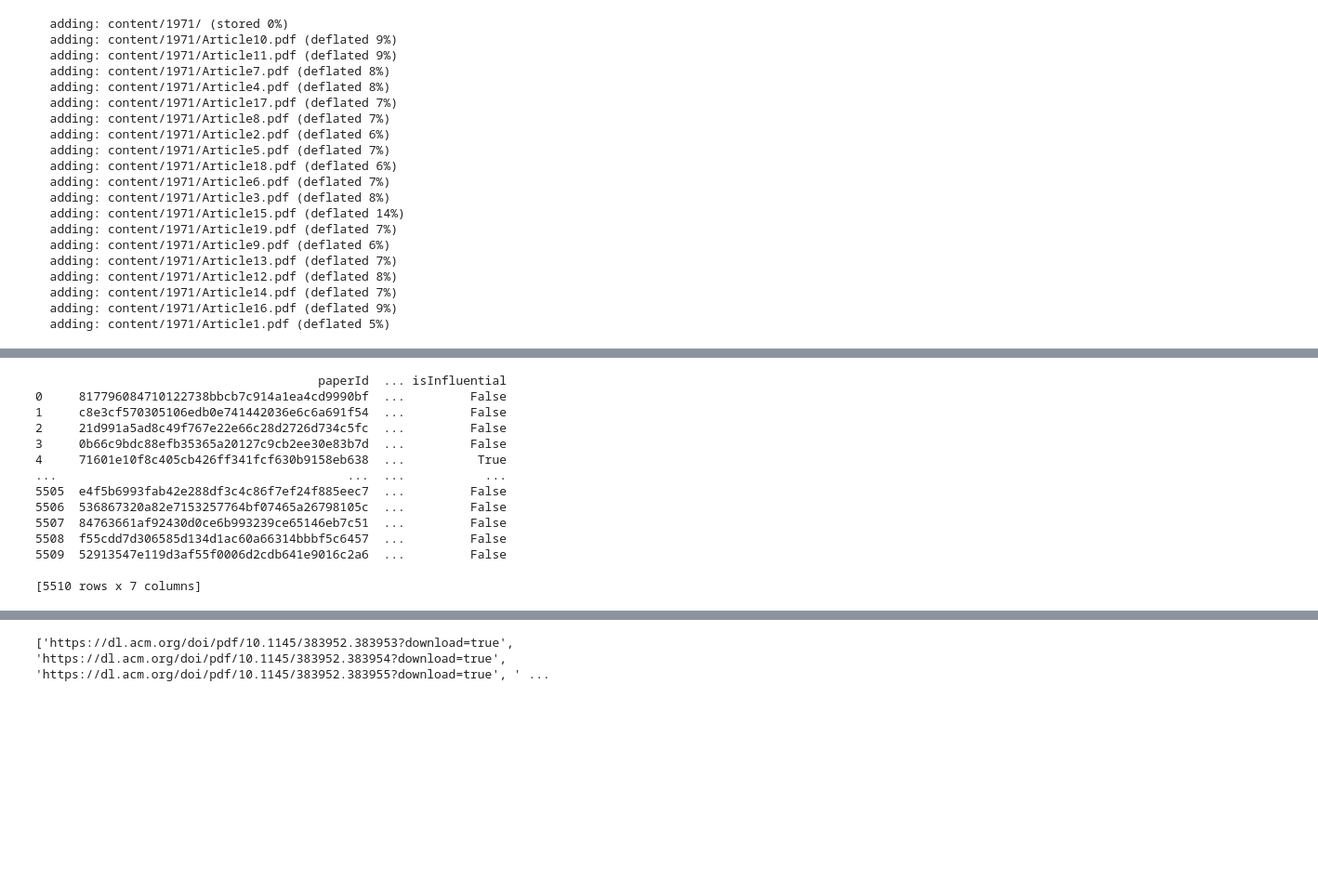
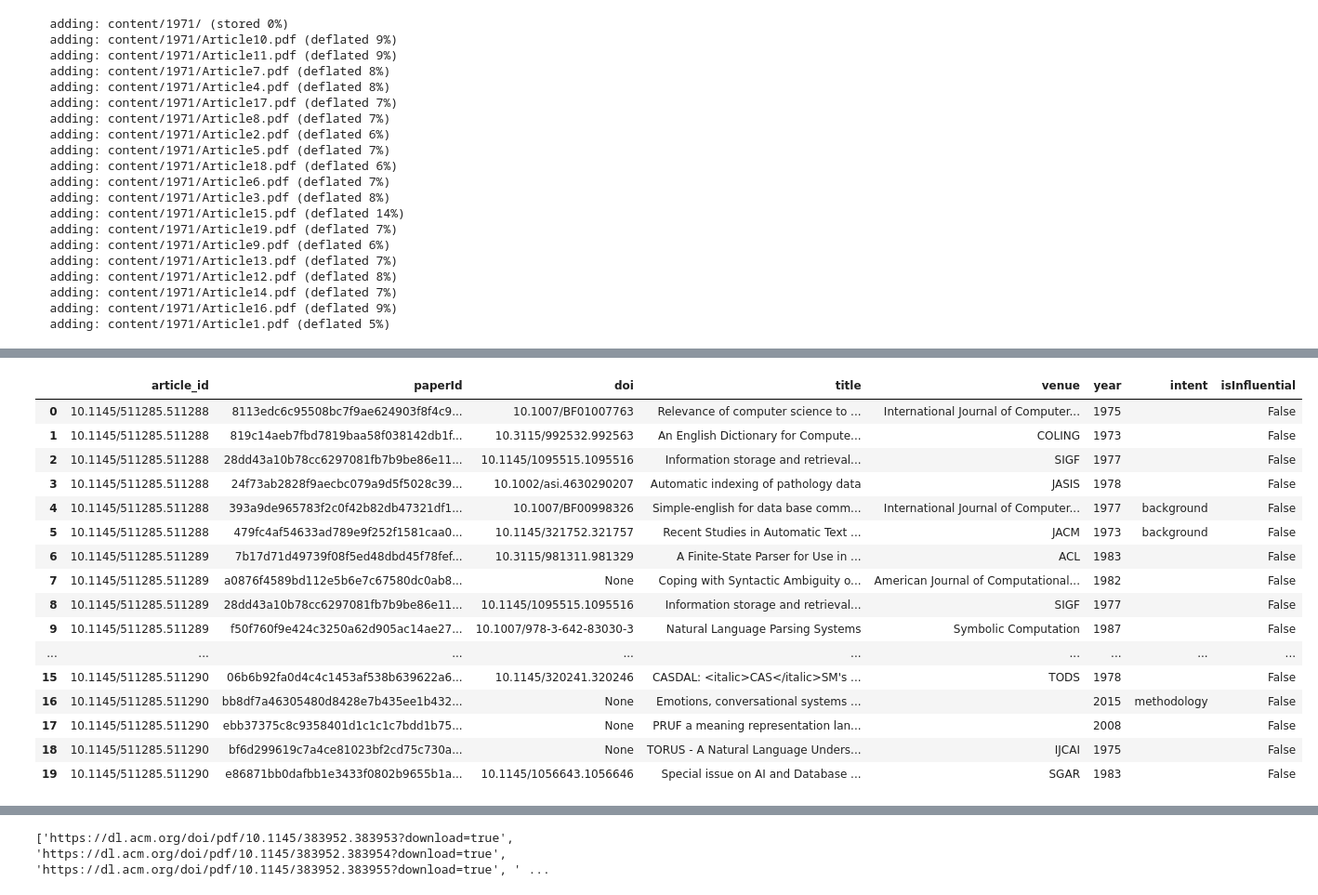
Before and after one commit to manishareddynarayan/Akshitha_INFO5731_Spring2020, a Jupyter notebook: Copy_of_Copy_of_Copy_of_Copy_of_Copy_of_Copy_of_FinalProject_(2).ipynb, the cells around one changed output, grey strips where cells are left out. Shown at 93% size. Drawn from its saved outputs; the diff is of its cells as text; code cells hidden in the pictures; blank space fills up the shorter version.

```diff
--- a/Copy_of_Copy_of_Copy_of_Copy_of_Copy_of_Copy_of_FinalProject_(2).ipynb
+++ b/Copy_of_Copy_of_Copy_of_Copy_of_Copy_of_Copy_of_FinalProject_(2).ipynb
@@ -127,13 +139,12 @@ FieldsOfStudylist = []
 Topiclist = []
 urllist = []
 influentialCitationCountlist = []
-articleidlist = []
-for i in range(4):
+#articleidlist = []
+#pdfdownloadlist = []
+for i in range(5):
   topicListString = ""
-  f = open('Article' + str(i) + '.json')
+  f = open('/content/jsonfiles/Article' + str(i) + '.json')
   data = json.load(f)
-  string = 'https://doi.org/'
-  articleidlist = [string+x for x in Doilist]
   venue = data['venue']
   Venuelist.append(venue)
   title = data['title']
@@ -157,4 +168,3 @@ for i in range(4):
   topicListString = topicListString[1:]
   Topiclist.append(topicListString)
 f.close()
-print(Topiclist)
@@ -212,18 +219,18 @@ from pandas import DataFrame
 authorIdlist = []
 authorname = []
 authorurl = []
-doilist = []
+Doilist = []
 #authorrank = []
 #authorinstitution = []
 #authorPublication = []
-for i in range(767):
+for i in range(4):
   f = open('/content/jsonfiles/Article' + str(i) + '.json')
   data = json.load(f)
   string = 'https://doi.org/'
   articleidlist = [string+x for x in Doilist]
   doi = data['doi']
-  Doilist.append(doi)
   for value in data['authors']:
+    Doilist.append(doi)
     authorId = value['authorId']
     authorIdlist.append(authorId)
   for value in data['authors']:
@@ -248,61 +268,60 @@ df1.to_csv('/content/jsonfiles/table2.csv', columns = a)
 import json
 import pandas
 from pandas import DataFrame
+article_id = []
 citingpaperId = []
 citingdoi = []
 citingtitle = []
 citingvenue = []
 citingyear = []
 citingintent = []
 citinginfluential = []
-for i in range(767):
+for i in range(4):
   f = open('/content/jsonfiles/Article' + str(i) + '.json')
   data = json.load(f)
+  article_data = data['doi']
   for value in data['citations']:
     paperId = value['paperId']
     citingpaperId.append(paperId)
-    #print(paperId)
     doi = value['doi']
+    article_id.append(article_data)
     citingdoi.append(doi)
-    #print(doi)
     title = value['title']
     citingtitle.append(title)
-    #print(title)
     venue = value['venue']
     citingvenue.append(venue)
-    #print(venue)
     year = value['year']
     citingyear.append(year)
-    #print(year)
     intent = value['intent']
     citingintent.append(intent)
-    #print(intent)
     isInfluential = value['isInfluential']
     citinginfluential.append(isInfluential)
-    #print(isInfluential)
-a = {'paperId' : citingpaperId ,'doi' : citingdoi ,'title' : citingtitle ,
+a = {'article_id': article_id,'paperId' : citingpaperId ,'doi' : citingdoi ,'title' : citingtitle ,
      'venue' :citingvenue, 'year': citingyear,
      'intent' : citingintent,'isInfluential' : citinginfluential}
 df = pd.DataFrame.from_dict(a, orient='index')
 df1 = df.transpose()
 df1['intent'] = df1['intent'].apply(lambda x : ' '.join(map(str, x)))
 df1.to_csv('/content/jsonfiles/table3.csv', columns = a)
-print(df1)
+df1
 # %% [output]
-                                       paperId  ... isInfluential
-0     817796084710122738bbcb7c914a1ea4cd9990bf  ...         False
-1     c8e3cf570305106edb0e741442036e6c6a691f54  ...         False
-2     21d991a5ad8c49f767e22e66c28d2726d734c5fc  ...         False
-3     0b66c9bdc88efb35365a20127c9cb2ee30e83b7d  ...         False
-4     71601e10f8c405cb426ff341fcf630b9158eb638  ...          True
-...                                        ...  ...           ...
-5505  e4f5b6993fab42e288df3c4c86f7ef24f885eec7  ...         False
-5506  536867320a82e7153257764bf07465a26798105c  ...         False
-5507  84763661af92430d0ce6b993239ce65146eb7c51  ...         False
-5508  f55cdd7d306585d134d1ac60a66314bbbf5c6457  ...         False
-5509  52913547e119d3af55f0006d2cdb641e9016c2a6  ...         False
-
-[5510 rows x 7 columns]
+|  | article_id | paperId | doi | title | venue | year | intent | isInfluential |
+| 0 | 10.1145/511285.511288 | 8113edc6c95508bc7f9ae624903f8f4c9... | 10.1007/BF01007763 | Relevance of computer science to ... | International Journal of Computer... | 1975 |  | False |
+| 1 | 10.1145/511285.511288 | 819c14aeb7fbd7819baa58f038142db1f... | 10.3115/992532.992563 | An English Dictionary for Compute... | COLING | 1973 |  | False |
+| 2 | 10.1145/511285.511288 | 28dd43a10b78cc6297081fb7b9be86e11... | 10.1145/1095515.1095516 | Information storage and retrieval... | SIGF | 1977 |  | False |
+| 3 | 10.1145/511285.511288 | 24f73ab2828f9aecbc079a9d5f5028c39... | 10.1002/asi.4630290207 | Automatic indexing of pathology data | JASIS | 1978 |  | False |
+| 4 | 10.1145/511285.511288 | 393a9de965783f2c0f42b82db47321df1... | 10.1007/BF00998326 | Simple-english for data base comm... | International Journal of Computer... | 1977 | background | False |
+| 5 | 10.1145/511285.511288 | 479fc4af54633ad789e9f252f1581caa0... | 10.1145/321752.321757 | Recent Studies in Automatic Text ... | JACM | 1973 | background | False |
+| 6 | 10.1145/511285.511289 | 7b17d71d49739f08f5ed48dbd45f78fef... | 10.3115/981311.981329 | A Finite-State Parser for Use in ... | ACL | 1983 |  | False |
+| 7 | 10.1145/511285.511289 | a0876f4589bd112e5b6e7c67580dc0ab8... | None | Coping with Syntactic Ambiguity o... | American Journal of Computational... | 1982 |  | False |
+| 8 | 10.1145/511285.511289 | 28dd43a10b78cc6297081fb7b9be86e11... | 10.1145/1095515.1095516 | Information storage and retrieval... | SIGF | 1977 |  | False |
+| 9 | 10.1145/511285.511289 | f50f760f9e424c3250a62d905ac14ae27... | 10.1007/978-3-642-83030-3 | Natural Language Parsing Systems | Symbolic Computation | 1987 |  | False |
+| ... | ... | ... | ... | ... | ... | ... | ... | ... |
+| 15 | 10.1145/511285.511290 | 06b6b92fa0d4c4c1453af538b639622a6... | 10.1145/320241.320246 | CASDAL: <italic>CAS</italic>SM's ... | TODS | 1978 |  | False |
+| 16 | 10.1145/511285.511290 | bb8df7a46305480d8428e7b435ee1b432... | None | Emotions, conversational systems ... |  | 2015 | methodology | False |
+| 17 | 10.1145/511285.511290 | ebb37375c8c9358401d1c1c1c7bdd1b75... | None | PRUF a meaning representation lan... |  | 2008 |  | False |
+| 18 | 10.1145/511285.511290 | bf6d299619c7a4ce81023bf2cd75c730a... | None | TORUS - A Natural Language Unders... | IJCAI | 1975 |  | False |
+| 19 | 10.1145/511285.511290 | e86871bb0dafbb1e3433f0802b9655b1a... | 10.1145/1056643.1056646 | Special issue on AI and Database ... | SGAR | 1983 |  | False |
 # %%
 #table 4
 import re
```
Also changed, not shown: parts of 6 cells of this notebook.
